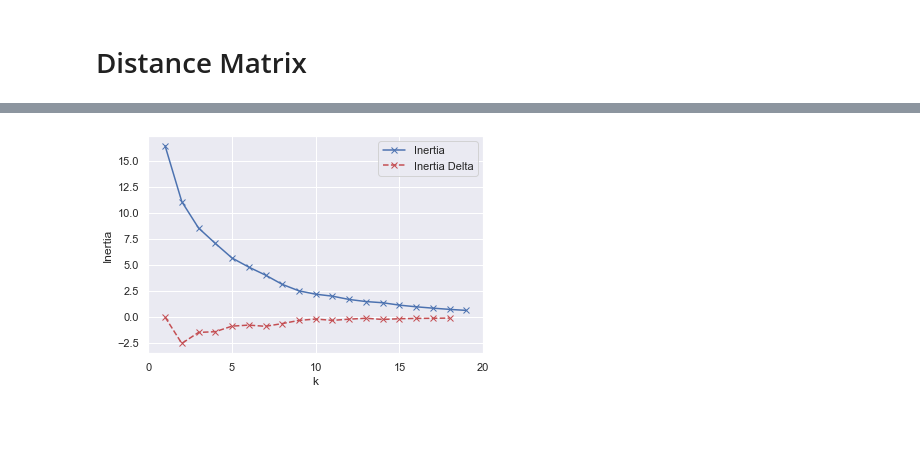
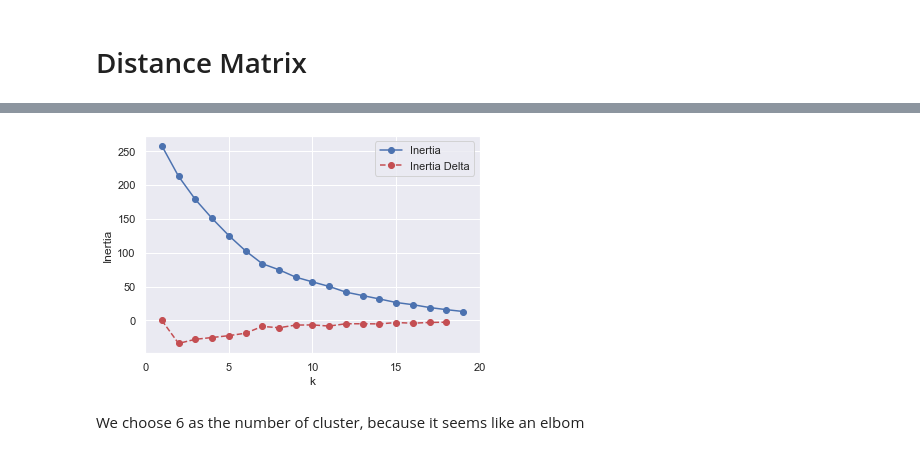
Before and after one commit to wainejr/CSB53, a Jupyter notebook: notebooks/genres_analysis.ipynb, the cells around one changed output, grey strips where cells are left out. Drawn from its saved outputs; the diff is of its cells as text; code cells hidden in the pictures; blank space fills up the shorter version.

Commit message:
Updated genres analysis

```diff
--- a/notebooks/genres_analysis.ipynb
+++ b/notebooks/genres_analysis.ipynb
@@ -70,7 +78,7 @@ df_genres
 # %% [markdown]
 # Filter genres
 # %%
-N_GENRES = 40
+N_GENRES = 30
 
 count_values = df_genres.value_counts(["genre"])
 bef_genres = len(count_values)
@@ -135,4 +157,5 @@ df_prep
 # %%
-df_cocurrency = df_prep.T.dot(df_prep)
+df_cocurrency_all = df_prep.T.dot(df_prep)
+df_cocurrency = df_cocurrency_all.copy()
 df_cocurrency
 # %% [output]
@@ -157,9 +180,2 @@ df_cocurrency
 # %% [markdown]
 # Normalize values
-# %%
-for row in range(len(df_cocurrency)):
-    val_div = df_cocurrency.iloc[row][row]
-    # for column in range(len(df_cocurrency)):
-    df_cocurrency.iloc[row] /= val_div
-np.fill_diagonal(df_cocurrency.values, 0)
-df_cocurrency
@@ -184,0 +182,6 @@ df_cocurrency
+# %%
+df_cocurrency = (df_cocurrency-df_cocurrency.mean())/df_cocurrency.std()
+df_cocurrency += df_cocurrency.T
+df_cocurrency /= 2
+np.fill_diagonal(df_cocurrency.values, 0)
+df_cocurrency
@@ -190,22 +246,24 @@ df_dist = pd.DataFrame(dist.pairwise(df_cocurrency.to_numpy()), columns=df_cocur
 # %%
 from sklearn.cluster import KMeans
 
 X = df_cocurrency.values
 
 inertia = []
 K = range(1,20)
 for k in K:
     kmeanModel = KMeans(n_clusters=k).fit(X)
     inertia.append(kmeanModel.inertia_)
 
-plt.plot(K, inertia, "bx-")
-plt.plot(K[:-1], [0 if i == 0 else inertia[i+1]-inertia[i] for i in range(len(K)-1)], "rx--")
+plt.plot(K, inertia, "bo-")
+plt.plot(K[:-1], [0 if i == 0 else inertia[i+1]-inertia[i] for i in range(len(K)-1)], "ro--")
 plt.xlabel("k")
 plt.ylabel("Inertia")
 plt.xticks([0, 5, 10, 15, 20])
 plt.legend(["Inertia", "Inertia Delta"])
 
 plt.show()
 # %% [output]
-[figure, old version]
+[figure, new version]
+# %% [markdown]
+We choose 6 as the number of cluster, because it seems like an elbom
 # %%
```
Also changed, not shown: parts of 17 cells of this notebook.
